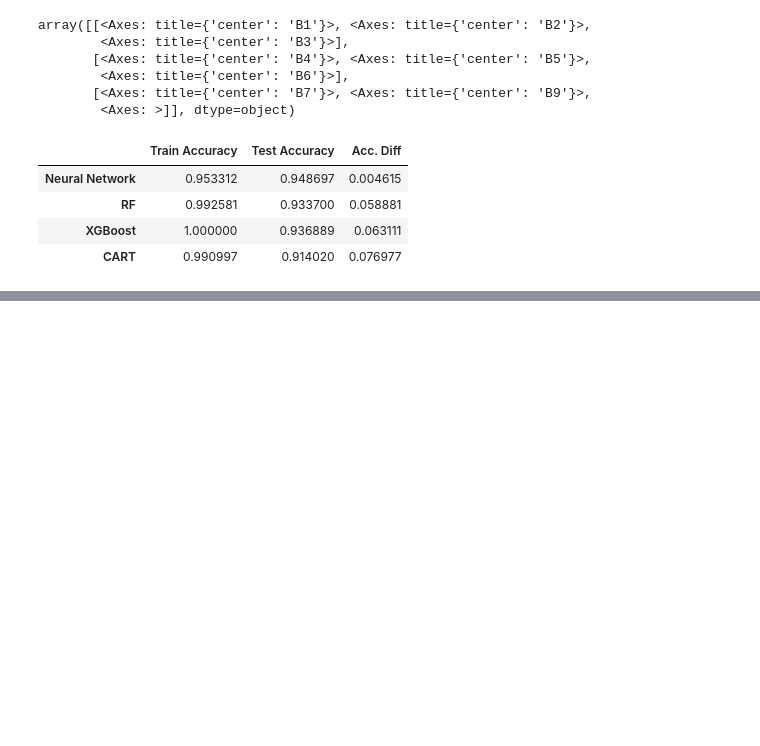
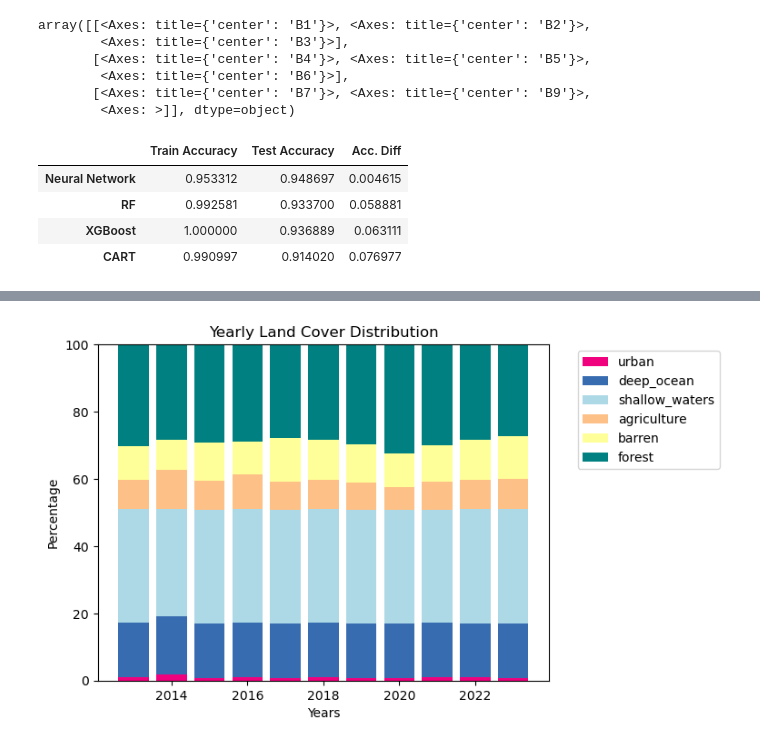
Before and after one commit to JuanesLamilla/cuba_landcover_class, a Jupyter notebook: analysis.ipynb, the cells around one changed output, grey strips where cells are left out. Saved outputs shown, nothing was run; the diff lists cells and outputs as text; code cells hidden in the pictures; blank space fills up the shorter version.

Commit message:
Complete yearly analysis and export to html

```diff
--- a/analysis.ipynb
+++ b/analysis.ipynb
@@ -1059,3 +1103,12 @@ for i, (key, value) in enumerate(models.items()):
 [figure]
 [figure]
 [figure]
+# %%
+# What percentage of the pixels in the image are classified as each class within the neural network model?
+unique, counts = np.unique(nn_prediction, return_counts=True)
+prediction_counts = dict(zip(unique, counts))
+
+# Calculate the percentage of each class
+total_pixels = np.prod(shape)
+percentage_counts = {class_labels[key]: value / total_pixels * 100 for key, value in prediction_counts.items()}
+percentage_counts
@@ -1061,0 +1124,5 @@ for i, (key, value) in enumerate(models.items()):
+# %%
+years_to_test = [2013, 2014, 2015, 2016, 2017, 2018, 2019, 2020, 2021, 2022]
+yearly_results = {year: {} for year in years_to_test}
+
+yearly_results[2023] = percentage_counts
@@ -1061,0 +1230,36 @@ for i, (key, value) in enumerate(models.items()):
+# %%
+# Extract the years and land covers from yearly_results
+years = list(yearly_results.keys())
+land_covers = list(yearly_results[years[0]].keys())
+
+# Prepare the data for the stacked bar chart
+data = []
+for land_cover in land_covers:
+    values = [yearly_results[year][land_cover] for year in years]
+    data.append(values)
+
+colors = PALETTE[:len(land_covers)]
+
+# Create the stacked bar chart
+fig, ax = plt.subplots()
+ax.bar(years, data[0], label=land_covers[0], color=colors[0])
+cumulative_data = data[0]
+for i in range(1, len(land_covers)):
+    ax.bar(years, data[i], bottom=cumulative_data, label=land_covers[i], color=colors[i])
+    cumulative_data = [x + y for x, y in zip(cumulative_data, data[i])]
+
+# Set the labels and title
+ax.set_xlabel('Years')
+ax.set_ylabel('Percentage')
+ax.set_title('Yearly Land Cover Distribution')
+
+# Set y axis to be from 0 to 100
+ax.set_ylim(0, 100)
+
+# Add a legend
+ax.legend(bbox_to_anchor=(1.05, 1), loc='upper left')
+
+# Show the plot
+plt.show()
+# %% [output]
+[figure, added]
```
Also changed, not shown: parts of 15 cells of this notebook, 1 other file.
